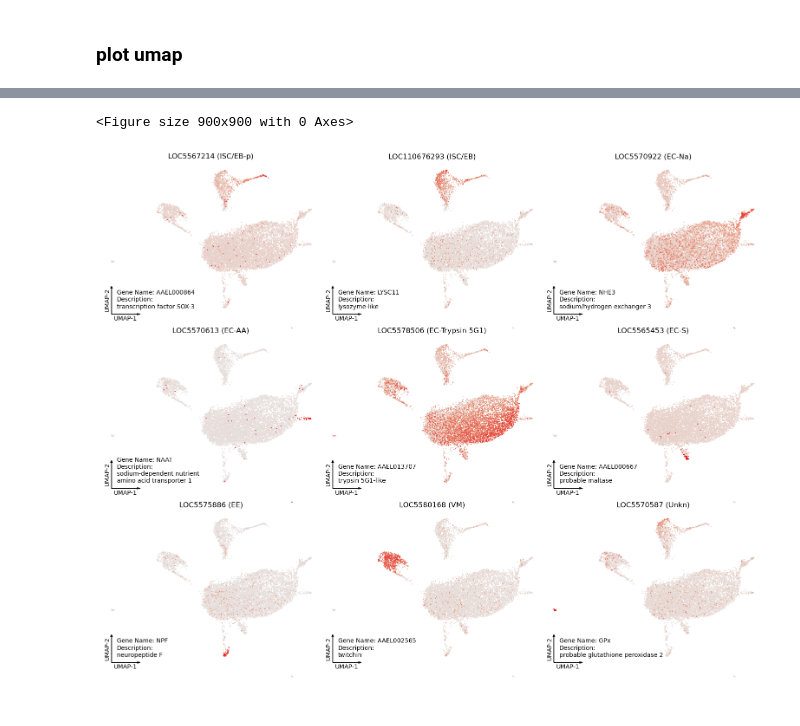
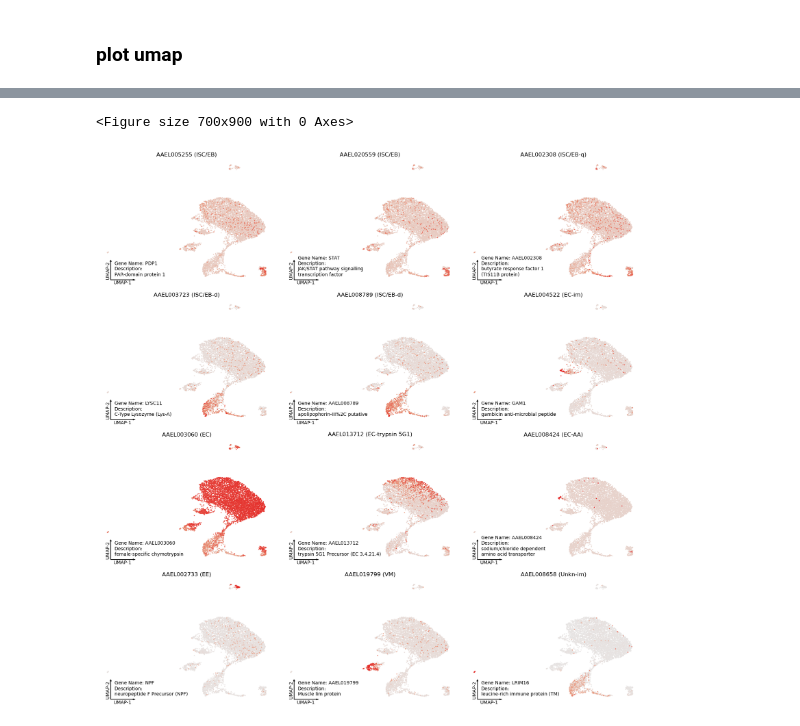
Before and after one commit to yingHH/Aaedes_midgut_scRNA-Seq, a Jupyter notebook: 3.merge/replot.ipynb, the cells around one changed output, grey strips where cells are left out. Drawn from its saved outputs; the diff is of its cells as text; code cells hidden in the pictures.

```diff
--- a/3.merge/replot.ipynb
+++ b/3.merge/replot.ipynb
@@ -14,7 +21,7 @@ adata.obs['sp'] = adata.obs.index.map(lambda x: 'midgut rep1' if x.split('_')[1]
 
 # add doublet info
 adata.obs['doublet_detect'] = adata.obs.apply(
-    lambda x: x['DF.classifications_0.25_0.09_322'] if x['DF.classifications_0.25_0.09_322'] != 'NA' else x['DF.classifications_0.25_0.09_118'],
+    lambda x: x['DF.classifications_0.25_0.09_181'] if x['DF.classifications_0.25_0.09_181'] != 'NA' else x['DF.classifications_0.25_0.09_117'],
     axis=1
 )
 
@@ -374,0 +409,3 @@ clust_ord
+# %%
+mgd = pd.read_excel('./select_marker.xlsx')
+mgd
@@ -615,7 +787,7 @@ plt.savefig('./plots/f2.clust.umap.png', dpi=600, bbox_inches='tight')
 # %%
-marks = markn[markn['Symbol'].map(lambda x: not x in 'LOC5571828')]
-marks['grp'] = ['ISC/EB-p', 'ISC/EB', 'EC-Na', 'EC-AA', 'EC-Trypsin 5G1', 'EC-S', 'EE', 'VM', 'Unkn']
-marks['title'] = marks.apply(lambda x: x['Symbol'] + ' (' + x['grp'] + ')', axis=1)
+marks = markn[markn['gname'].map(lambda x: not x in ['AAEL009244', 'AAEL001837'])].drop_duplicates()
+marks['grp'] = ['ISC/EB', 'ISC/EB', 'ISC/EB-q', 'ISC/EB-d', 'ISC/EB-d', 'EC-im', 'EC', 'EC-trypsin 5G1', 'EC-AA', 'EE', 'VM', 'Unkn-im']
+marks['title'] = marks.apply(lambda x: x['gene'] + ' (' + x['grp'] + ')', axis=1)
 marks['des'] = marks.apply(lambda x: 'Gene Name: ' + x['gname'] + '\nDescription:\n' + x['description'], axis=1)
 marks
 # %% [output]
@@ -657,45 +817,57 @@ raw_colors = ["#e7e7e7", "darksalmon", c[0]]
 norm=plt.Normalize(min(cvals),max(cvals))
 tuples = list(zip(map(norm,cvals), raw_colors))
 cmap = colors.LinearSegmentedColormap.from_list("", tuples)
 
-plt.figure(figsize=(9,9))
+plt.figure(figsize=(7,9))
 
 axes = sc.pl.umap(
     adata_sgl,
-    color=marks['Symbol'],
+    color=marks['gene'],
     use_raw=False,
     color_map=cmap,
     show=False,
     frameon=False,
     colorbar_loc=None,
     ncols=3,
-    wspace=0,
-    hspace=0,
+    wspace=0.05,
+    hspace=0.1,
     title=marks['title'],
 )
 
 for ax, des in zip(axes, marks['des']):
     ax.arrow(
-        -12, -10, 0, 3.5,
+        -16, -10, 0, 3.5,
         width=0.01, head_width=0.2, overhang=0.3,
         color='k', zorder=10)
     ax.arrow(
-        -12, -10, 2.4, 0,
+        -16, -10, 3, 0,
         width=0.01, head_width=0.2, overhang=0.3,
         color='k', zorder=10)
 
-    ax.text(-11.8, -10.2, 'UMAP-1', ha='left', va='top')
-    ax.text(-12.1, -8.1, 'UMAP-2', ha='right', va='center', rotation=90)
+    ax.set_axis_off()
 
-    if des.endswith('transporter 1'):
-        des = """Gene Name: NAAT
+    ax.text(-14.4, -10.1, 'UMAP-1', ha='center', va='top')
+    ax.text(-16.1, -8.1, 'UMAP-2', ha='right', va='center', rotation=90)
+
+    if des.startswith('Gene Name: STAT'):
+        des = """Gene Name: STAT
 Description:
-sodium-dependent nutrient
-amino acid transporter 1"""
+JAK/STAT pathway signalling
+transcription factor"""
+    elif des.startswith('Gene Name: AAEL002308'):
+        des = """Gene Name: AAEL002308
+Description:
+butyrate response factor 1
+(TIS11B protein)"""
+    elif des.startswith('Gene Name: AAEL008424'):
+        des = """Gene Name: AAEL008424
+Description:
+sodium/chloride dependent
+amino acid transporter"""
 
-    ax.text(-11.5, -9.4, des, ha='left', va='bottom')
+    ax.text(-15.5, -9.4, des, ha='left', va='bottom')
 
 plt.savefig('./plots/f2.exp.umap.png', dpi=600, bbox_inches='tight')
 # %% [output]
-<Figure size 900x900 with 0 Axes>
+<Figure size 700x900 with 0 Axes>
-[figure, old version]
+[figure, new version]
```
Also changed, not shown: parts of 47 cells of this notebook, 3 other files.
